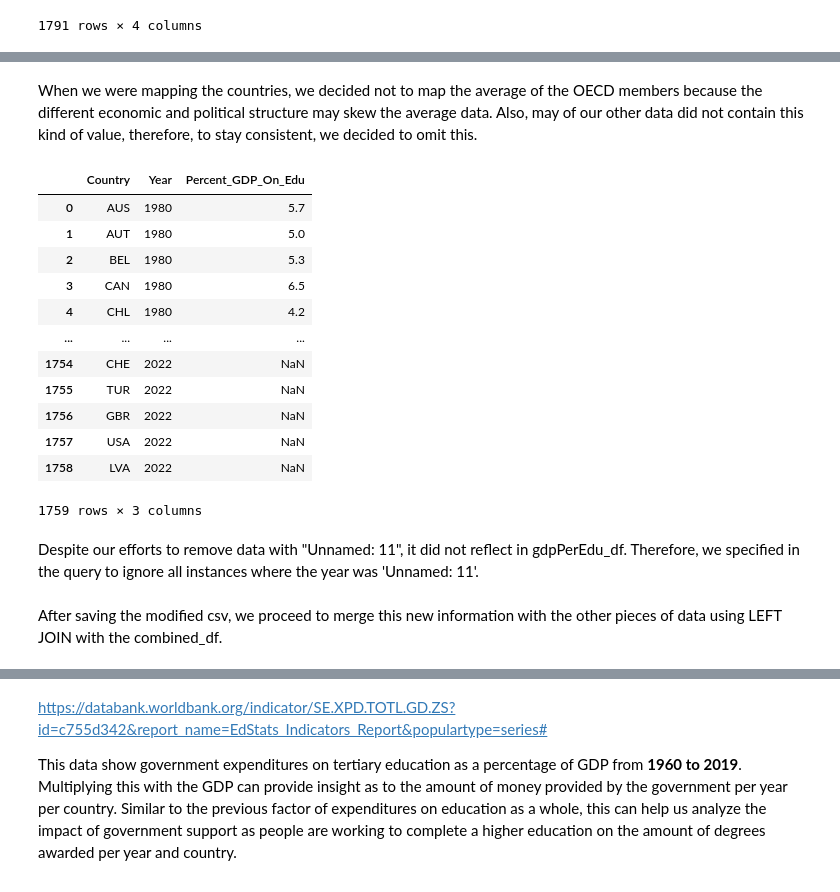
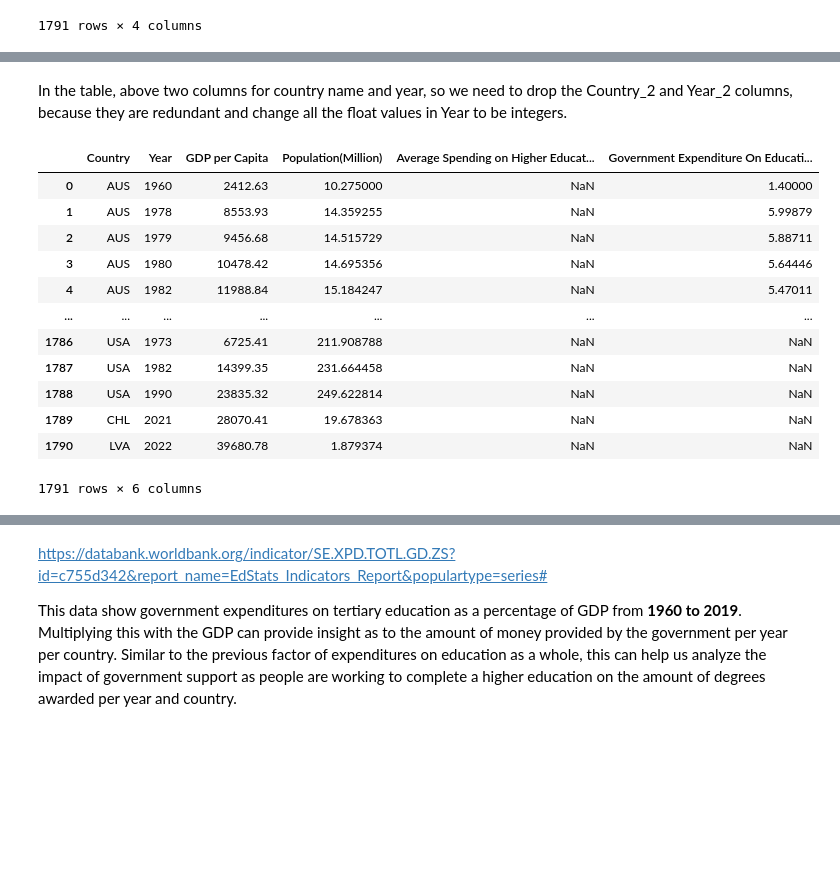
Before and after one commit to rcherivi/OECD-Tertiary-Education-Analysis, a Jupyter notebook: Phase 2ing - Rishika .ipynb, the cells around one changed output, grey strips where cells are left out. Cells and saved outputs as stored; diff of their text form; code cells hidden in the pictures; blank space fills up the shorter version.

```diff
--- a/Phase 2ing - Rishika .ipynb
+++ b/Phase 2ing - Rishika .ipynb
@@ -300,0 +252,11 @@ combined_df
+# %%
+query = """
+        SELECT *
+        FROM combined_df
+        LEFT JOIN average_spending_df
+        ON combined_df.Country = average_spending_df.Country
+        AND combined_df.Year = average_spending_df.Year;
+        """
+
+combined_df = duckdb.sql(query).df()
+combined_df
@@ -330,45 +340,32 @@ gdpPerEdu_df['Year'] = gdpPerEdu_df['Year'].astype(int)
 # %% [markdown]
-When we were mapping the countries, we decided not to map the average of the OECD members because the different economic and political structure may skew the average data. Also, may of our other data did not contain this kind of value, therefore, to stay consistent, we decided to omit this.
+In the table, above two columns for country name and year, so we need to drop the Country_2 and Year_2 columns, because they are redundant and change all the float values in Year to be integers.
 # %%
-#Mapping the country names with abbreviations to be consistent with how countries
-#are represented.
+query = """
+        SELECT *
+        FROM combined_df
+        LEFT JOIN government_expenditure_df
+        ON combined_df.Country = government_expenditure_df.Country
+        AND combined_df.Year = government_expenditure_df.Year;
+        """
 
-country_map = {"Australia":"AUS","Austria":"AUT","Belgium":"BEL",
-            "Canada":"CAN", "Chile":"CHL", "Colombia":"COL",
-            "Costa Rica":"CRI","Czechia":"CZE",
-            "Denmark":"DNK", "Estonia": "EST",
-            "Finland":"FIN", "France":"FRA", "Germany":"DEU",
-            "Greece":"GRC", "Hungary":"HUN", "Iceland":"ISL",
-            "Ireland":"IRL","Israel":"ISR", "Italy":"ITA",
-            "Japan":"JPN", "Korea, Rep.":"KOR", "Korea":"KOR",
-            "Latvia":"LVA", "Lithuania":"LTU", "Luxembourg":"LUX",
-            "Mexico":"MEX", "Netherlands":"NLD", "New Zealand":"NZL",
-            "Norway":"NOR", "Poland":"POL", "Portugal":"PRT",
-            "Slovak Republic":"SVK","Slovenia":"SVN","Spain":"ESP",
-            "Sweden":"SWE","Switzerland":"CHE", "Turkiye":"TUR",
-            "United Kingdom":"GBR","United States":"USA"}
+combined_df = duckdb.sql(query).df()
+combined_df.head()
 
-gdpPerEdu_df["Country"] = gdpPerEdu_df["Country"].map(country_map)
+#dropping Country_2 and Year_2 columns
+combined_df = combined_df.drop(columns=['Country_2', 'Year_2'])
 
-# The last row is empty, thus it is necessary to drop it prior to merging
-# it with combined_df
-gdpPerEdu_df = gdpPerEdu[:-1]
-gdpPerEdu_df.replace('..',np.NaN)
+combined_df
 # %% [output]
-|  | Country | Year | Percent_GDP_On_Edu |
-| 0 | AUS | 1980 | 5.7 |
-| 1 | AUT | 1980 | 5.0 |
-| 2 | BEL | 1980 | 5.3 |
-| 3 | CAN | 1980 | 6.5 |
-| 4 | CHL | 1980 | 4.2 |
-| ... | ... | ... | ... |
-| 1754 | CHE | 2022 | NaN |
-| 1755 | TUR | 2022 | NaN |
-| 1756 | GBR | 2022 | NaN |
-| 1757 | USA | 2022 | NaN |
-| 1758 | LVA | 2022 | NaN |
+|  | Country | Year | GDP per Capita | Population(Million) | Average Spending on Higher Educat... | Government Expenditure On Educati... |
+| 0 | AUS | 1960 | 2412.63 | 10.275000 | NaN | 1.40000 |
+| 1 | AUS | 1978 | 8553.93 | 14.359255 | NaN | 5.99879 |
+| 2 | AUS | 1979 | 9456.68 | 14.515729 | NaN | 5.88711 |
+| 3 | AUS | 1980 | 10478.42 | 14.695356 | NaN | 5.64446 |
+| 4 | AUS | 1982 | 11988.84 | 15.184247 | NaN | 5.47011 |
+| ... | ... | ... | ... | ... | ... | ... |
+| 1786 | USA | 1973 | 6725.41 | 211.908788 | NaN | NaN |
+| 1787 | USA | 1982 | 14399.35 | 231.664458 | NaN | NaN |
+| 1788 | USA | 1990 | 23835.32 | 249.622814 | NaN | NaN |
+| 1789 | CHL | 2021 | 28070.41 | 19.678363 | NaN | NaN |
+| 1790 | LVA | 2022 | 39680.78 | 1.879374 | NaN | NaN |
-1759 rows × 3 columns
+1791 rows × 6 columns
-# %% [markdown]
-Despite our efforts to remove data with "Unnamed: 11", it did not reflect in gdpPerEdu_df. Therefore, we specified in the query to ignore all instances where the year was 'Unnamed: 11'.
-# %% [markdown]
-After saving the modified csv, we proceed to merge this new information with the other pieces of data using LEFT JOIN with the combined_df.
```
Also changed, not shown: parts of 84 cells of this notebook.
